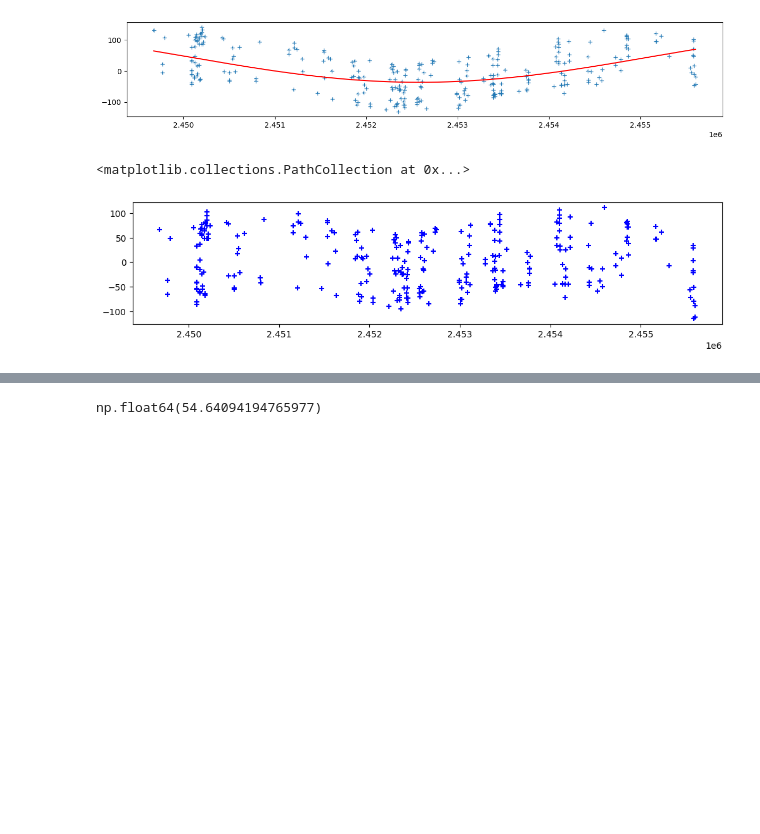
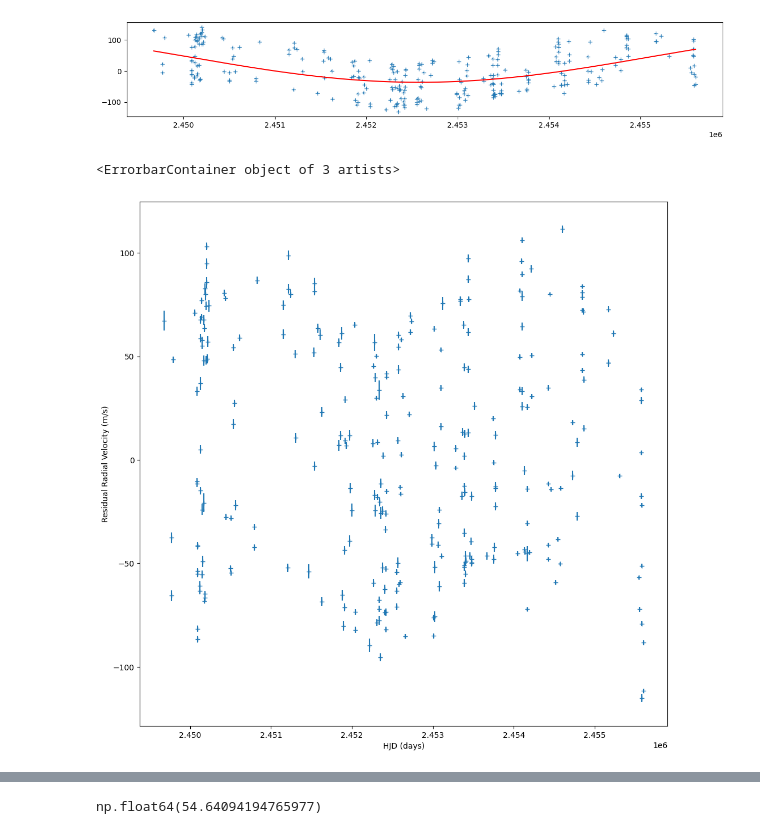
Before and after one commit to jwmckeown007/astr19groupf, a Jupyter notebook: fifty_five_cnc_data_errorbarnew.ipynb, the cells around one changed output, grey strips where cells are left out. Saved outputs shown, nothing was run; the diff lists cells and outputs as text; code cells hidden in the pictures; blank space fills up the shorter version.

Commit message:
Added errorbars to residuals graph

```diff
--- a/fifty_five_cnc_data_errorbarnew.ipynb
+++ b/fifty_five_cnc_data_errorbarnew.ipynb
@@ -172,15 +172,17 @@ def best_fit(x):
 # fig = plt.subplots(1, 1, figsize=(12,2.5))
 # plt.plot(global_data_unpack[0], best_fit(global_data_unpack[0]))
 # %%
-# Task 4: Obtain the residuals by subtracting the best fit function from the actual radial veocity data and plot it
+# Task 4: Obtain the residuals by subtracting the best fit function from the actual radial veocity data and plot it with errorbars
 def residuals(x, y):
     return y-best_fit(x)
 
 # Store the residuals
 data_residuals = residuals(global_data_unpack[0], global_data_unpack[1])
 
-fig, ax = plt.subplots(1, 1, figsize=(12,2.5))
-ax.scatter(global_data_unpack[0], data_residuals, color='blue', marker='+', label='Residual Velocity')
+fig, ax = plt.subplots(1, 1, figsize=(12,12))  # Using larger height to be able to see errorbars
+ax.set_xlabel('HJD (days)')
+ax.set_ylabel('Residual Radial Velocity (m/s)')
+ax.errorbar(global_data_unpack[0], data_residuals, yerr=global_data_unpack[2], fmt='+')
 # %% [output]
-<matplotlib.collections.PathCollection at 0x...>
+<ErrorbarContainer object of 3 artists>
-[figure, old version]
+[figure, new version]
```
Also changed, not shown: parts of 2 cells of this notebook.
